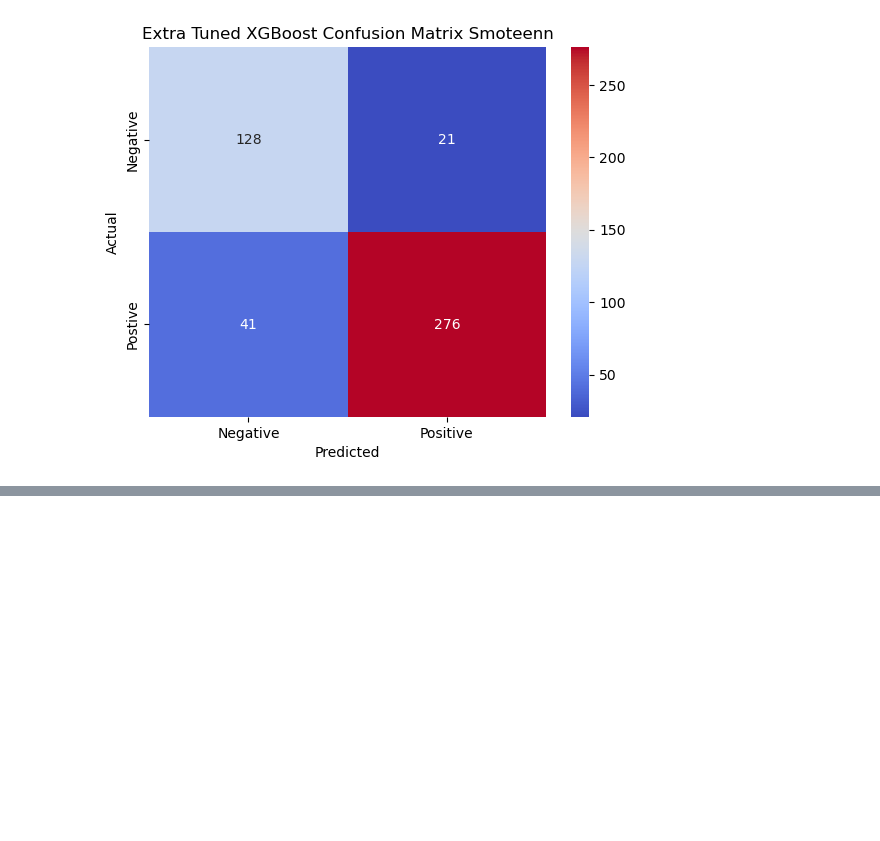
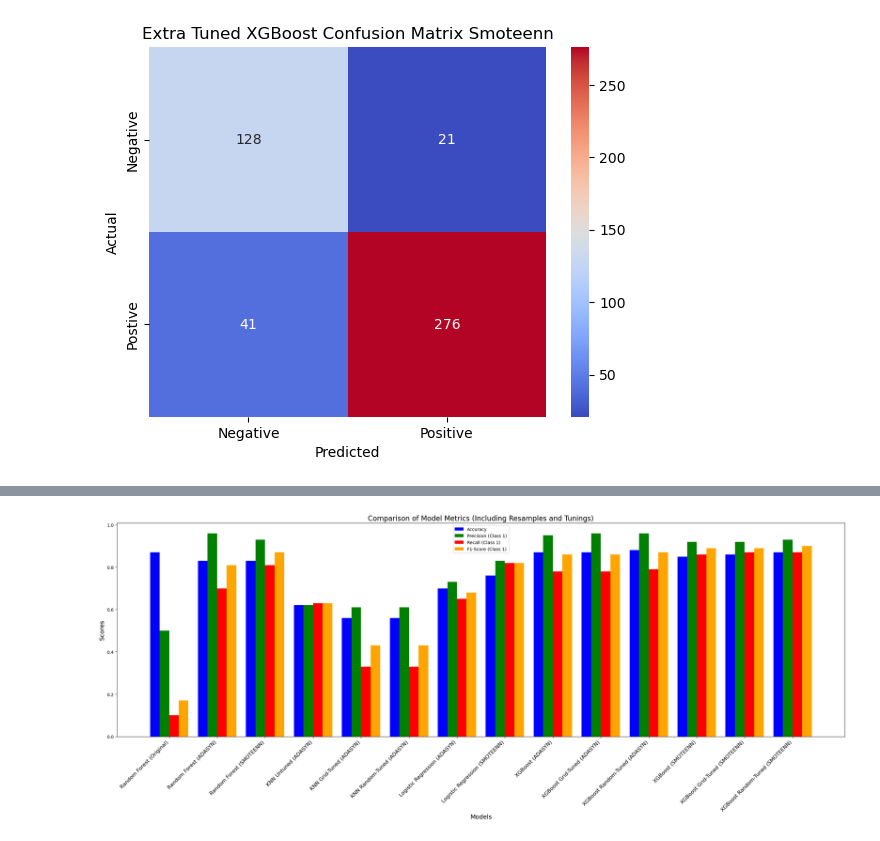
Before and after one commit to Armand57araujo/attrition-guard, a Jupyter notebook: Attrition_Guard_Final.ipynb, the cells around one changed output, grey strips where cells are left out. Saved outputs shown, nothing was run; the diff lists cells and outputs as text; code cells hidden in the pictures; blank space fills up the shorter version.

Commit message:
Added Model eval metrics graph

```diff
--- a/Attrition_Guard_Final.ipynb
+++ b/Attrition_Guard_Final.ipynb
@@ -1186,3 +1186,92 @@ plt.show()
 Confusion Matrix for the Adasyn:
 TN = 128, FP = 21, FN = 41, TP = 276
 [figure]
+# %%
+
+def get_class_1_metrics_from_report(report):
+    """
+    Extract metrics for Class 1 and overall accuracy from a classification report.
+    Handles the specific format where class 1 is labeled as 'Class 1'.
+    """
+    lines = report.split("\n")
+    metrics = {"accuracy": None, "precision": None, "recall": None, "f1-score": None}
+
+    for line in lines:
+        # Skip empty lines
+        if not line.strip():
+            continue
+
+        # Handle accuracy line
+        if line.strip().startswith('accuracy'):
+            try:
+                metrics["accuracy"] = float(line.split()[1])
+            except (ValueError, IndexError) as e:
+                print(f"Error parsing accuracy: {e}")
+
+        # Handle Class 1 metrics line
+        elif 'Class 1' in line:
+            parts = line.split()
+            try:
+                # Format is: "Class 1 precision recall f1-score support"
+                metrics["precision"] = float(parts[2])
+                metrics["recall"] = float(parts[3])
+                metrics["f1-score"] = float(parts[4])
+            except (ValueError, IndexError) as e:
+                print(f"Error parsing Class 1 metrics: {e}")
+
+    return metrics
+
+
+
+# Dictionary of classification reports for all models
+model_reports = {
+    'Random Forest (Original)': classification_report(y_test, y_pred, target_names=target_names),
+    'Random Forest (ADASYN)': classification_report(y_ada_test_resampled, y_pred_resampled_ada, target_names=target_names),
+    'Random Forest (SMOTEENN)': classification_report(y_smoteen_test_resampled, y_pred_resampled_smt, target_names=target_names),
+    'KNN Untuned (ADASYN)': classification_report(y_ada_test_resampled, untuned_y_pred_ada, target_names=target_names),
+    'KNN Grid-Tuned (ADASYN)': classification_report(y_ada_test_resampled, grid_y_pred, target_names=target_names),
+    'KNN Random-Tuned (ADASYN)': classification_report(y_ada_test_resampled, random_tuned_pred, target_names=target_names),
+    'Logistic Regression (ADASYN)': classification_report(y_ada_test_resampled, y_pred_lr, target_names=target_names),
+    'Logistic Regression (SMOTEENN)': classification_report(y_smoteen_test_resampled, y_pred_lr_smt, target_names=target_names),
+    'XGBoost (ADASYN)': classification_report(y_ada_test_resampled, y_pred_xgb, target_names=target_names),
+    'XGBoost Grid-Tuned (ADASYN)': classification_report(y_ada_test_resampled, y_pred_grid_tuned_xg, target_names=target_names),
+    'XGBoost Random-Tuned (ADASYN)': classification_report(y_ada_test_resampled, y_pred_random_tuned_xg, target_names=target_names),
+    'XGBoost (SMOTEENN)': classification_report(y_smoteen_test_resampled, y_pred_xgb_smt, target_names=target_names),
+    'XGBoost Grid-Tuned (SMOTEENN)': classification_report(y_smoteen_test_resampled, y_pred_grid_tuned_xg_smt, target_names=target_names),
+    'XGBoost Random-Tuned (SMOTEENN)': classification_report(y_smoteen_test_resampled, y_pred_random_tuned_xg_smt, target_names=target_names),
+}
+
+# Extract metrics for all models
+model_metrics = {model: get_class_1_metrics_from_report(report) for model, report in model_reports.items()}
+
+# Convert metrics dictionary into a DataFrame for easier plotting
+metrics_df = pd.DataFrame.from_dict(model_metrics, orient='index')
+
+# Replace any missing (None) values with 0 to avoid errors during plotting
+metrics_df = metrics_df.fillna(0)
+
+# Debugging: Print metrics_df
+print(metrics_df)
+
+# Plotting
+x = np.arange(len(metrics_df.index))  # Number of models
+bar_width = 0.2
+
+plt.figure(figsize=(24, 10))
+
+# Plot each metric
+plt.bar(x - 1.5 * bar_width, metrics_df["accuracy"], bar_width, label="Accuracy", color="blue")
+plt.bar(x - 0.5 * bar_width, metrics_df["precision"], bar_width, label="Precision (Class 1)", color="green")
+plt.bar(x + 0.5 * bar_width, metrics_df["recall"], bar_width, label="Recall (Class 1)", color="red")
+plt.bar(x + 1.5 * bar_width, metrics_df["f1-score"], bar_width, label="F1-Score (Class 1)", color="orange")
+
+# Add labels, title, and legend
+plt.xlabel("Models", fontsize=14)
+plt.ylabel("Scores", fontsize=14)
+plt.title("Comparison of Model Metrics (Including Resamples and Tunings)", fontsize=16)
+plt.xticks(x, metrics_df.index, rotation=45, ha="right", fontsize=12)
+plt.legend()
+plt.tight_layout()
+
+plt.show()
+# %% [output]
@@ -1188,0 +1293 @@ TN = 128, FP = 21, FN = 41, TP = 276
+[figure, added]
```
Also changed, not shown: parts of 5 cells of this notebook, 1 other file.
